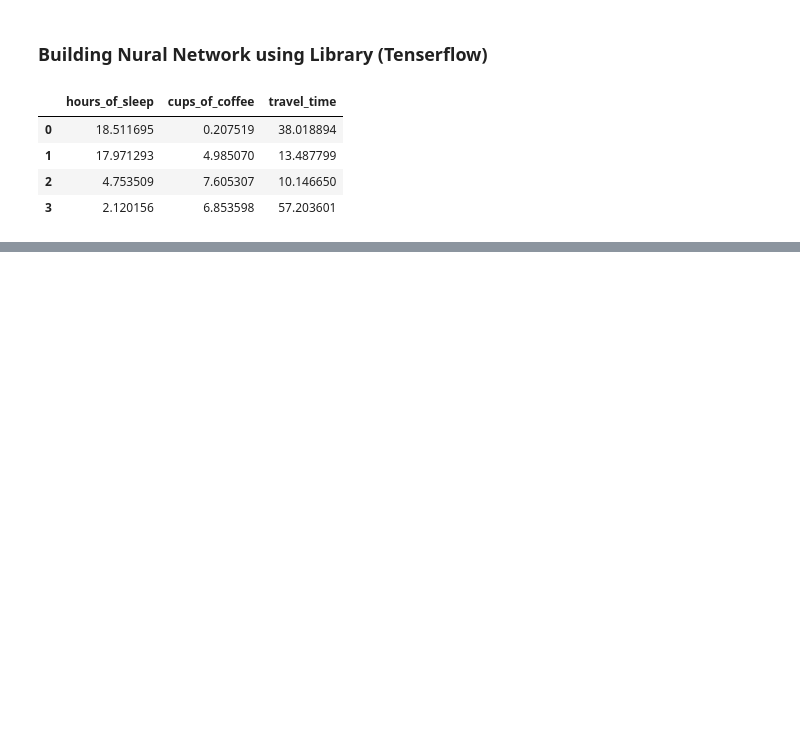
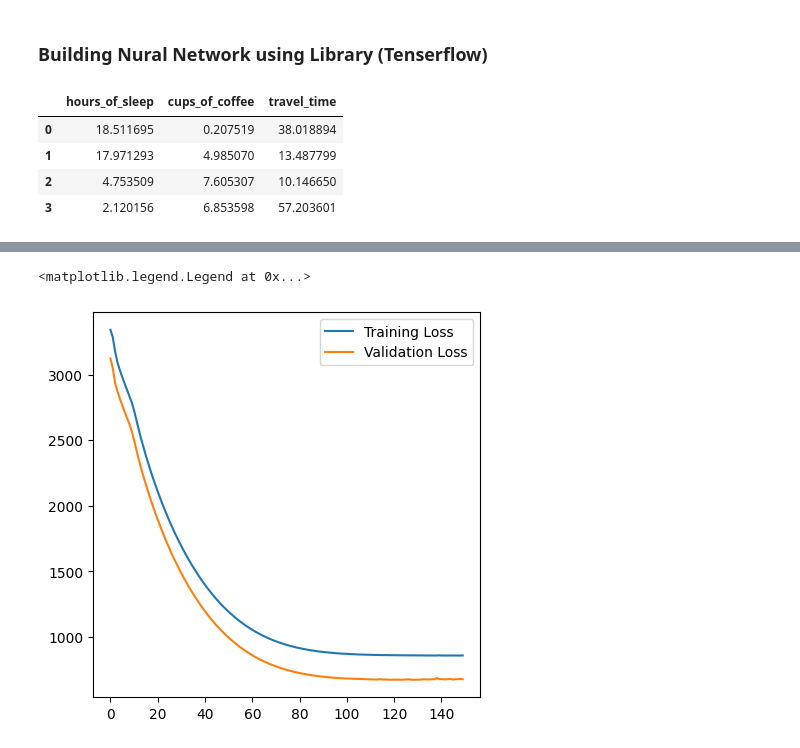
Before and after one commit to h-hemant-p/AI-ML-DS, a Jupyter notebook: 4 DL/Nural Network/ANN/ANN.ipynb, the cells around one changed output, grey strips where cells are left out. Cells and saved outputs as stored; diff of their text form; code cells hidden in the pictures; blank space fills up the shorter version.

```diff
--- a/4 DL/Nural Network/ANN/ANN.ipynb
+++ b/4 DL/Nural Network/ANN/ANN.ipynb
@@ -285,3 +285,7 @@ def create_custom_model():
     # combine everything as one
     model = keras.Model(inputs=inputs, outputs=outputs)
     return model
+
+
+#call the function
+my_first_neural_network = create_custom_model()
@@ -287,0 +308,4 @@ def create_custom_model():
+# %%
+#every single neural network - >compile
+my_first_neural_network.compile(optimizer=keras.optimizers.Adam(learning_rate=0.01), loss='mean_squared_error')
+history = my_first_neural_network.fit(X, Y, epochs=150, batch_size=32, validation_split = 0.20) #not test
@@ -287,0 +330,9 @@ def create_custom_model():
+# %%
+#good bad
+plt.figure(figsize=(5,5))
+plt.plot(history.history['loss'],label='Training Loss')
+plt.plot(history.history['val_loss'],label='Validation Loss')
+plt.legend()
+# %% [output]
+<matplotlib.legend.Legend at 0x...>
+[figure, added]
```
Also changed, not shown: parts of 4 cells of this notebook.
